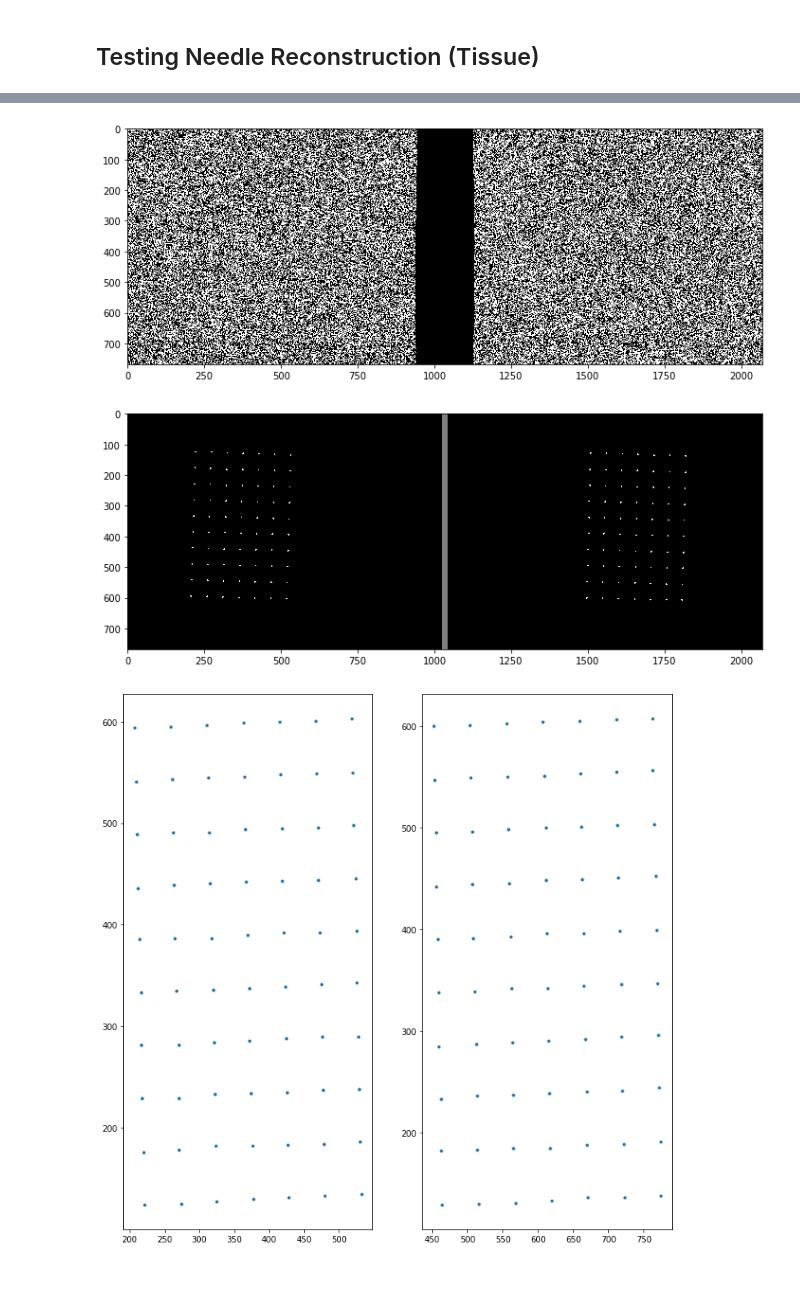
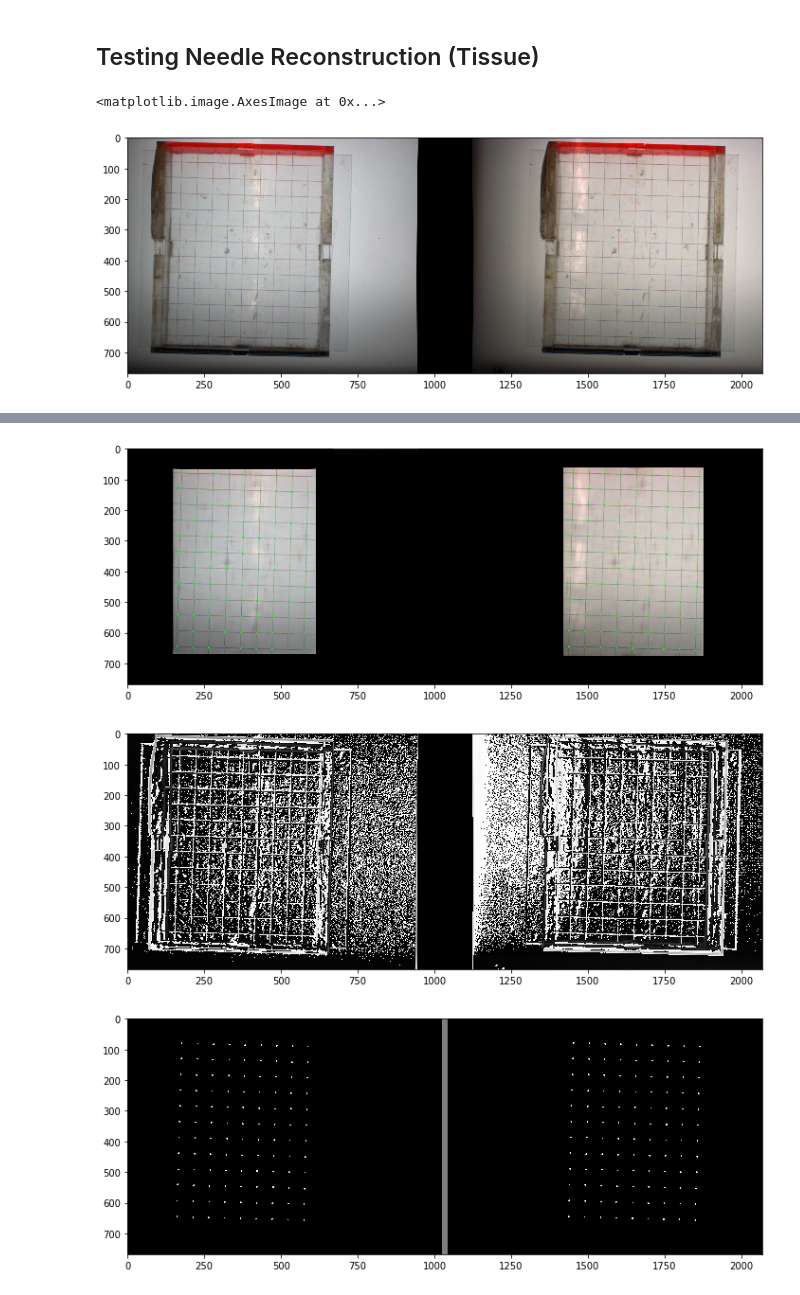
Before and after one commit to dlezcan1/AMIRo-cv, a Jupyter notebook: src/NeedleCompVision.ipynb, the cells around one changed output, grey strips where cells are left out. Drawn from its saved outputs; the diff is of its cells as text; code cells hidden in the pictures.

Commit message:
Tested new stereo calibration

```diff
--- a/src/NeedleCompVision.ipynb
+++ b/src/NeedleCompVision.ipynb
@@ -46,7 +46,8 @@ insertion_dir = stereo_dir + "01-18-2021_Test-Insertion-Expmt/"
 # print('Insertion distances:', insertion_distances)
 
 # load matlab stereo calibration parameters
-stereo_param_dir = "../calibration/Stereo_Camera_Calibration_10-23-2020"
+stereo_param_dir = "../calibration/Stereo_Camera_Calibration_10-23-2020/" # old stereo params
+# stereo_param_dir = "../calibration/Stereo_Camera_Calibration_02-08-2021/6x7_5mm/" # new stereo params
 stereo_param_file = stereo_param_dir + "/calibrationSession_params-error_opencv-struct.mat"
 stereo_params = load_stereoparams_matlab( stereo_param_file )
 # %%
@@ -1729,6 +1728,32 @@ roi_r = rois_lr[0, :, 2:4]
 
 rois_lr[0,:,[0,2]] += np.array([75, 0]).reshape(1,2)
 rois_lr[0]
+# %%
+# BOOKMARK
+# try to get corner detection on grids
+# files
+data_dir = "../data/grid_only/"
+left_file = data_dir + "left-0000_rect.png"
+right_file = data_dir + "right-0000_rect.png"
+
+left_ann_file = data_dir + "left-0000_rect-roi-filtered_green-annotate.png"
+right_ann_file = data_dir + "right-0000_rect-roi-filtered_green-annotate.png"
+
+# read in images
+left_img = cv.imread(data_dir + "left-0000.png")
+right_img = cv.imread(data_dir + 'right-0000.png')
+
+alpha = 0.5
+left_rect, right_rect, *_ = stereo_rectify(left_img, right_img, stereo_params, force_recalc=True, alpha=alpha)
+
+cv.imwrite(left_file, left_rect)
+cv.imwrite(right_file, right_rect)
+
+plt.figure(figsize=(12,12))
+plt.imshow(imconcat(left_rect, right_rect)[:,:,::-1])
+# %% [output]
+<matplotlib.image.AxesImage at 0x...>
+[figure, added]
 # %%
 # BOOKMARK
 # try to get corner detection on grids
@@ -1737,8 +1762,8 @@ data_dir = "../data/grid_only/"
 left_file = data_dir + "left-0000_rect.png"
 right_file = data_dir + "right-0000_rect.png"
 
-left_ann_file = data_dir + "left-0000_rect-roi-filtered_green-annotate.png"
-right_ann_file = data_dir + "right-0000_rect-roi-filtered_green-annotate.png"
+left_ann_file = data_dir + "left-0000_rect-filtered-green-annotate.png"
+right_ann_file = data_dir + "right-0000_rect-filtered-green-annotate.png"
 
 # read in images
 left_img = cv.imread(data_dir + "left-0000.png")
@@ -1758,13 +1783,15 @@ left_rect, right_rect, *_ = stereo_rectify(left_img, right_img, stereo_params, f
 mask_val = np.array([0, 255, 0]).reshape(1,1,3)
 left_mask = np.all(left_ann == mask_val, axis=2)
 right_mask = np.all(right_ann == mask_val, axis=2)
-right_mask[:,800:] = False # oops, one-too many
+right_mask[:,900:] = False # oops, one-too many
 
 left_pts = np.argwhere(left_mask)
 right_pts = np.argwhere(right_mask)
 
-kmeans_l = KMeans(n_clusters = 7*10).fit(left_pts)
-kmeans_r = KMeans(n_clusters = 7*10).fit(right_pts)
+grid_pts = 9*12
+
+kmeans_l = KMeans(n_clusters = grid_pts).fit(left_pts)
+kmeans_r = KMeans(n_clusters = grid_pts).fit(right_pts)
 
 print(left_mask.shape, right_mask.shape)
 plt.figure(figsize=(12,12))
@@ -1772,6 +1799,9 @@ plt.imshow(imconcat(left_gray, right_gray), cmap='gray')
 
 plt.figure(figsize=(12,12))
 plt.imshow(imconcat(left_rect, right_rect)[:,:,::-1], cmap='gray')
+
+plt.figure(figsize=(12,12))
+plt.imshow(imconcat(left_ann, right_ann)[:,:,::-1], cmap='gray')
 
 err_left = np.abs(1*(cv.cvtColor(left_rect, cv.COLOR_BGR2GRAY) > 0) - 1*(left_gray > 0))
 err_right = np.abs((cv.cvtColor(right_rect, cv.COLOR_BGR2GRAY) > 0)*1 - 1*(right_gray> 0))
@@ -1828,5 +1858,5 @@ ax.view_init(elev=60, azim=0)
 [figure]
 [figure]
-[figure, old version]
+[figure, new version]
-[figure, old version]
+[figure, new version]
-[figure, old version]
+[figure, new version]
```
Also changed, not shown: parts of 8 cells of this notebook, 13 other files.
